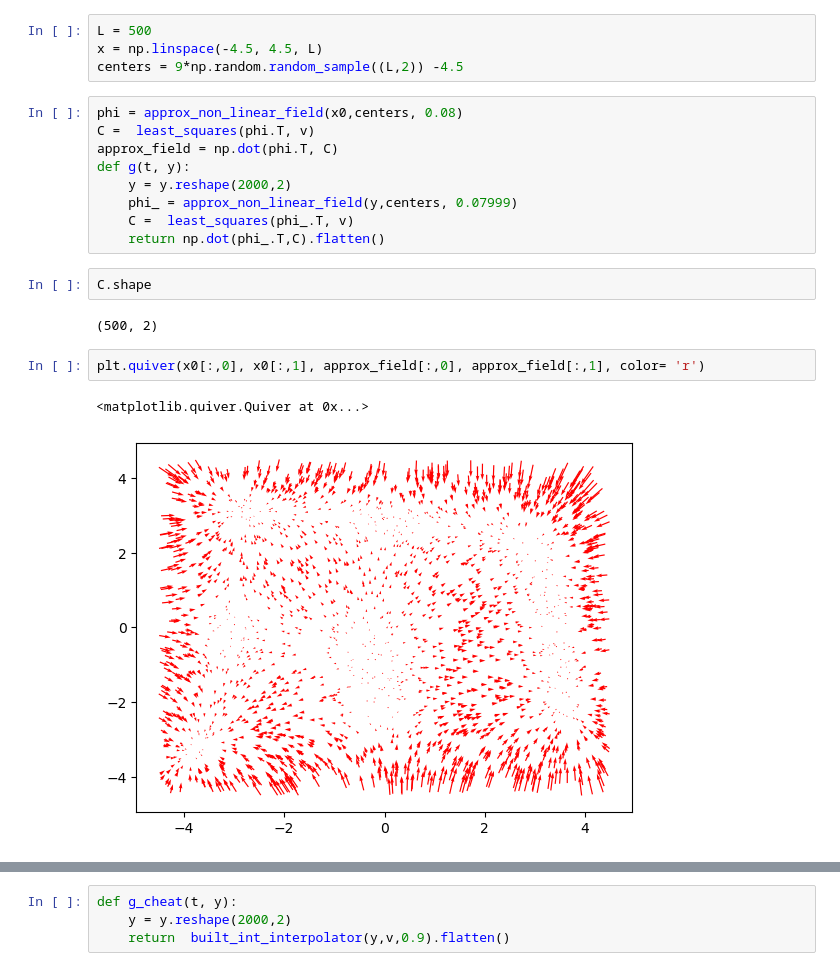
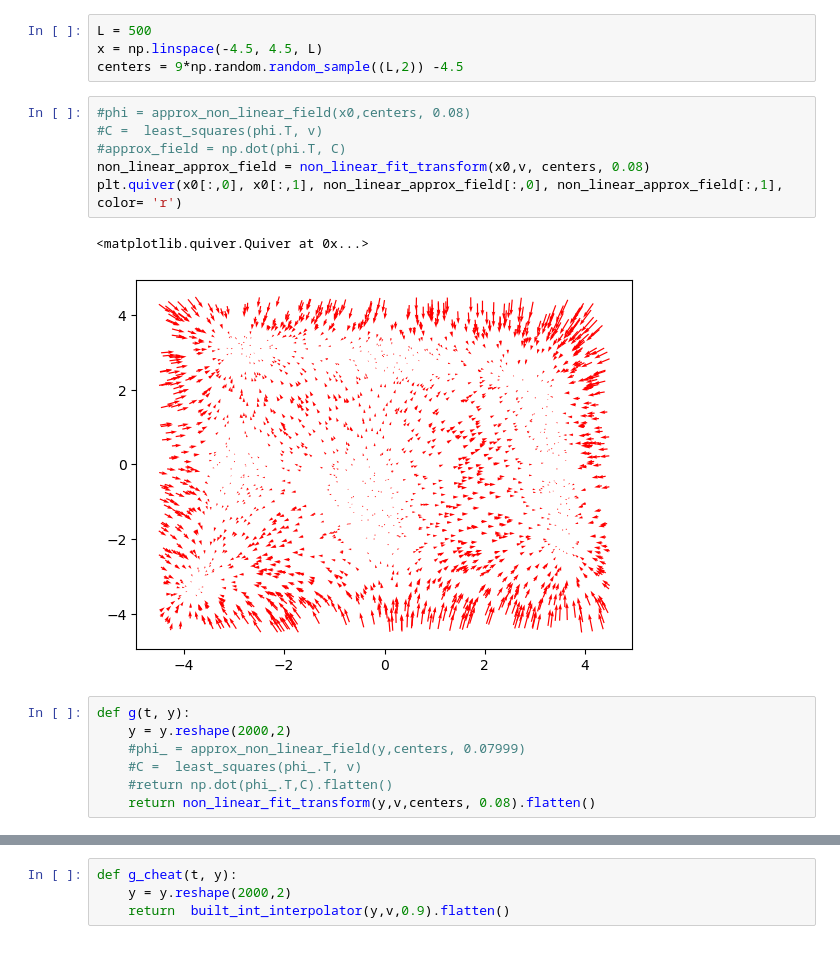
Before and after one commit to Augustin690/learning-dynamical-systems, a Jupyter notebook: src/part1/task3.ipynb, the cells around one changed output, grey strips where cells are left out. Cells and saved outputs as stored; diff of their text form.

```diff
--- a/src/part1/task3.ipynb
+++ b/src/part1/task3.ipynb
@@ -74,21 +90,19 @@ plt.legend()
 L = 500
 x = np.linspace(-4.5, 4.5, L)
 centers = 9*np.random.random_sample((L,2)) -4.5
+# %%
+#phi = approx_non_linear_field(x0,centers, 0.08)
+#C =  least_squares(phi.T, v)
+#approx_field = np.dot(phi.T, C)
+non_linear_approx_field = non_linear_fit_transform(x0,v, centers, 0.08)
+plt.quiver(x0[:,0], x0[:,1], non_linear_approx_field[:,0], non_linear_approx_field[:,1], color= 'r')
+# %% [output]
+<matplotlib.quiver.Quiver at 0x...>
+[figure, added]
 # %%
-phi = approx_non_linear_field(x0,centers, 0.08)
-C =  least_squares(phi.T, v)
-approx_field = np.dot(phi.T, C)
 def g(t, y):
     y = y.reshape(2000,2)
-    phi_ = approx_non_linear_field(y,centers, 0.07999)
-    C =  least_squares(phi_.T, v)
-    return np.dot(phi_.T,C).flatten()
+    #phi_ = approx_non_linear_field(y,centers, 0.07999)
+    #C =  least_squares(phi_.T, v)
+    #return np.dot(phi_.T,C).flatten()
+    return non_linear_fit_transform(y,v,centers, 0.08).flatten()
-# %%
-C.shape
-# %% [output]
-(500, 2)
-# %%
-plt.quiver(x0[:,0], x0[:,1], approx_field[:,0], approx_field[:,1], color= 'r')
-# %% [output]
-<matplotlib.quiver.Quiver at 0x...>
-[figure, removed]
```
Also changed, not shown: parts of 24 cells of this notebook, 2 other files.
